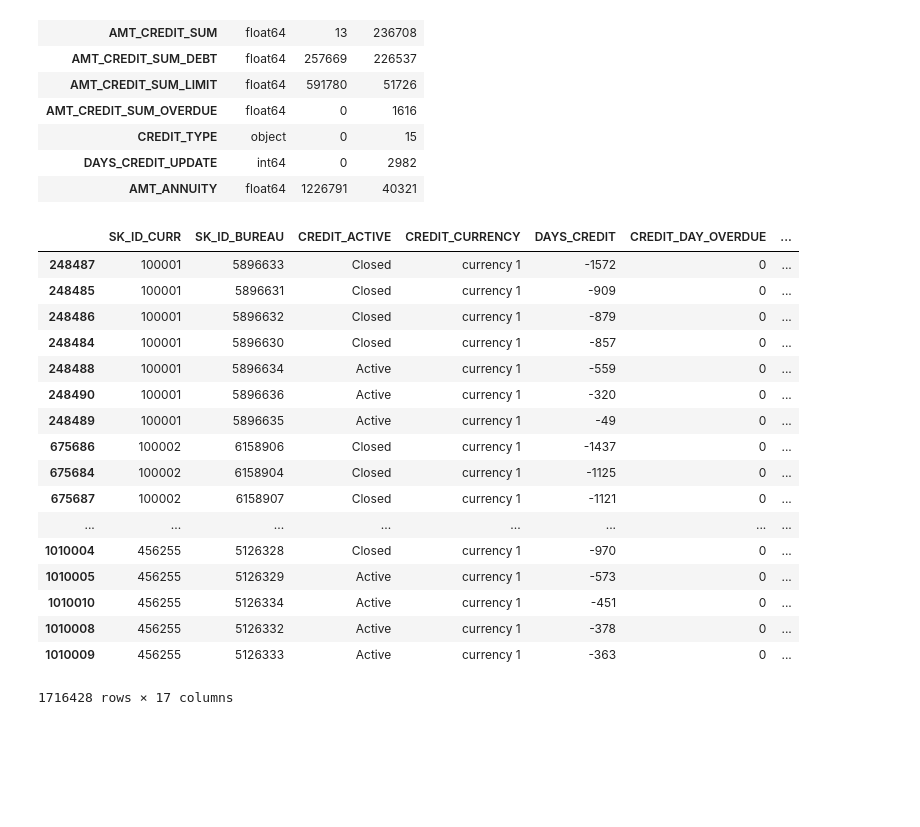
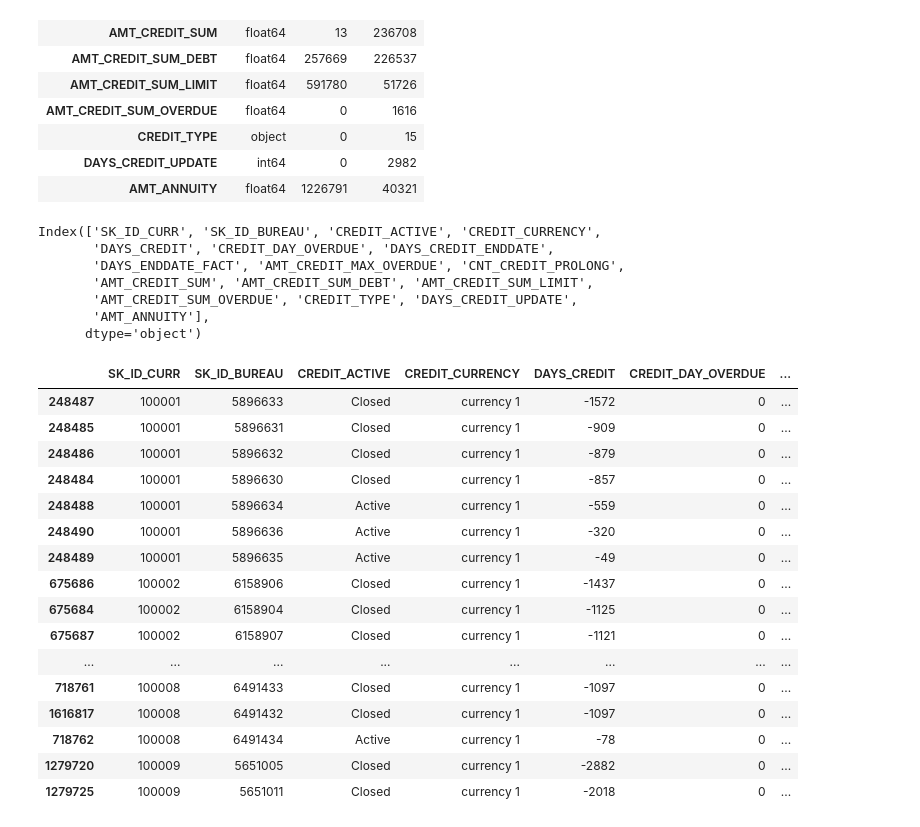
Before and after one commit to KazukiOnodera/Home-Credit-Default-Risk, a Jupyter notebook: py/EDA_003_ bureau.ipynb, the cells around one changed output. Drawn from its saved outputs; the diff is of its cells as text; code cells hidden in the pictures; blank space fills up the shorter version.

```diff
--- a/py/EDA_003_ bureau.ipynb
+++ b/py/EDA_003_ bureau.ipynb
@@ -51,25 +51,34 @@ Shape: (1716428, 17)
 | CREDIT_TYPE | object | 0 | 15 |
 | DAYS_CREDIT_UPDATE | int64 | 0 | 2982 |
 | AMT_ANNUITY | float64 | 1226791 | 40321 |
+# %%
+bureau.columns
+# %% [output]
+Index(['SK_ID_CURR', 'SK_ID_BUREAU', 'CREDIT_ACTIVE', 'CREDIT_CURRENCY',
+       'DAYS_CREDIT', 'CREDIT_DAY_OVERDUE', 'DAYS_CREDIT_ENDDATE',
+       'DAYS_ENDDATE_FACT', 'AMT_CREDIT_MAX_OVERDUE', 'CNT_CREDIT_PROLONG',
+       'AMT_CREDIT_SUM', 'AMT_CREDIT_SUM_DEBT', 'AMT_CREDIT_SUM_LIMIT',
+       'AMT_CREDIT_SUM_OVERDUE', 'CREDIT_TYPE', 'DAYS_CREDIT_UPDATE',
+       'AMT_ANNUITY'],
+      dtype='object')
 # %%
 bureau.sort_values(['SK_ID_CURR', 'DAYS_CREDIT'], inplace=True)
-bureau
+bureau.head(30)
 # %% [output]
 |  | SK_ID_CURR | SK_ID_BUREAU | CREDIT_ACTIVE | CREDIT_CURRENCY | DAYS_CREDIT | CREDIT_DAY_OVERDUE | ... |
 | 248487 | 100001 | 5896633 | Closed | currency 1 | -1572 | 0 | ... |
 | 248485 | 100001 | 5896631 | Closed | currency 1 | -909 | 0 | ... |
 | 248486 | 100001 | 5896632 | Closed | currency 1 | -879 | 0 | ... |
 | 248484 | 100001 | 5896630 | Closed | currency 1 | -857 | 0 | ... |
 | 248488 | 100001 | 5896634 | Active | currency 1 | -559 | 0 | ... |
 | 248490 | 100001 | 5896636 | Active | currency 1 | -320 | 0 | ... |
 | 248489 | 100001 | 5896635 | Active | currency 1 | -49 | 0 | ... |
 | 675686 | 100002 | 6158906 | Closed | currency 1 | -1437 | 0 | ... |
 | 675684 | 100002 | 6158904 | Closed | currency 1 | -1125 | 0 | ... |
 | 675687 | 100002 | 6158907 | Closed | currency 1 | -1121 | 0 | ... |
 | ... | ... | ... | ... | ... | ... | ... | ... |
-| 1010004 | 456255 | 5126328 | Closed | currency 1 | -970 | 0 | ... |
-| 1010005 | 456255 | 5126329 | Active | currency 1 | -573 | 0 | ... |
-| 1010010 | 456255 | 5126334 | Active | currency 1 | -451 | 0 | ... |
-| 1010008 | 456255 | 5126332 | Active | currency 1 | -378 | 0 | ... |
-| 1010009 | 456255 | 5126333 | Active | currency 1 | -363 | 0 | ... |
+| 718761 | 100008 | 6491433 | Closed | currency 1 | -1097 | 0 | ... |
+| 1616817 | 100008 | 6491432 | Closed | currency 1 | -1097 | 0 | ... |
+| 718762 | 100008 | 6491434 | Active | currency 1 | -78 | 0 | ... |
+| 1279720 | 100009 | 5651005 | Closed | currency 1 | -2882 | 0 | ... |
+| 1279725 | 100009 | 5651011 | Closed | currency 1 | -2018 | 0 | ... |
-1716428 rows × 17 columns
```
Also changed, not shown: 11 other files.
